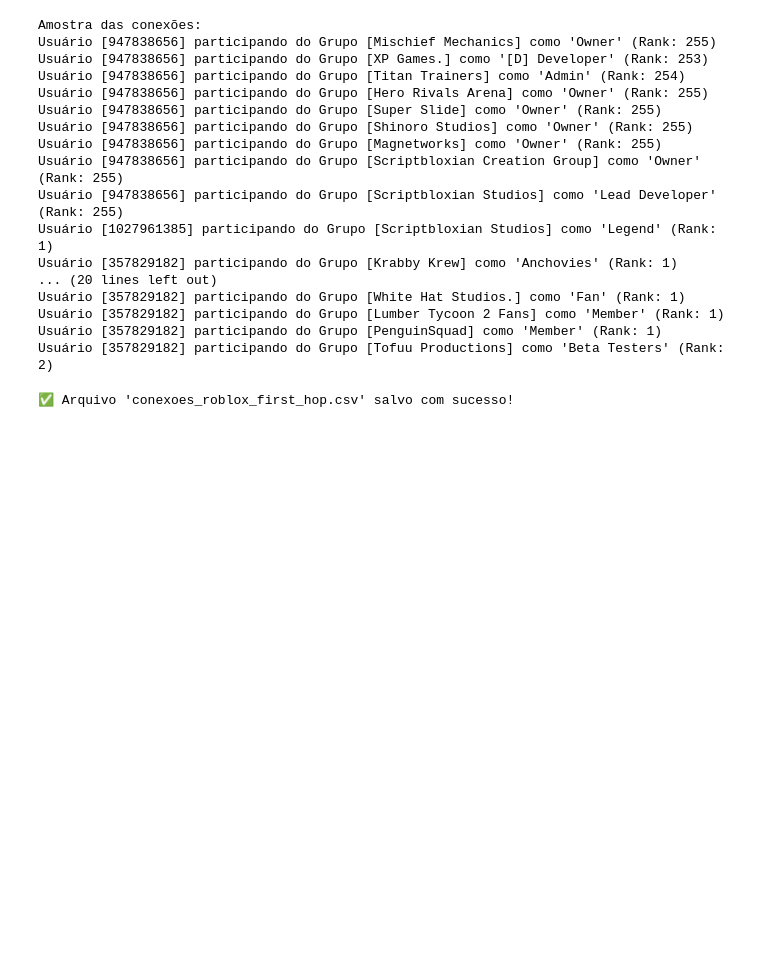
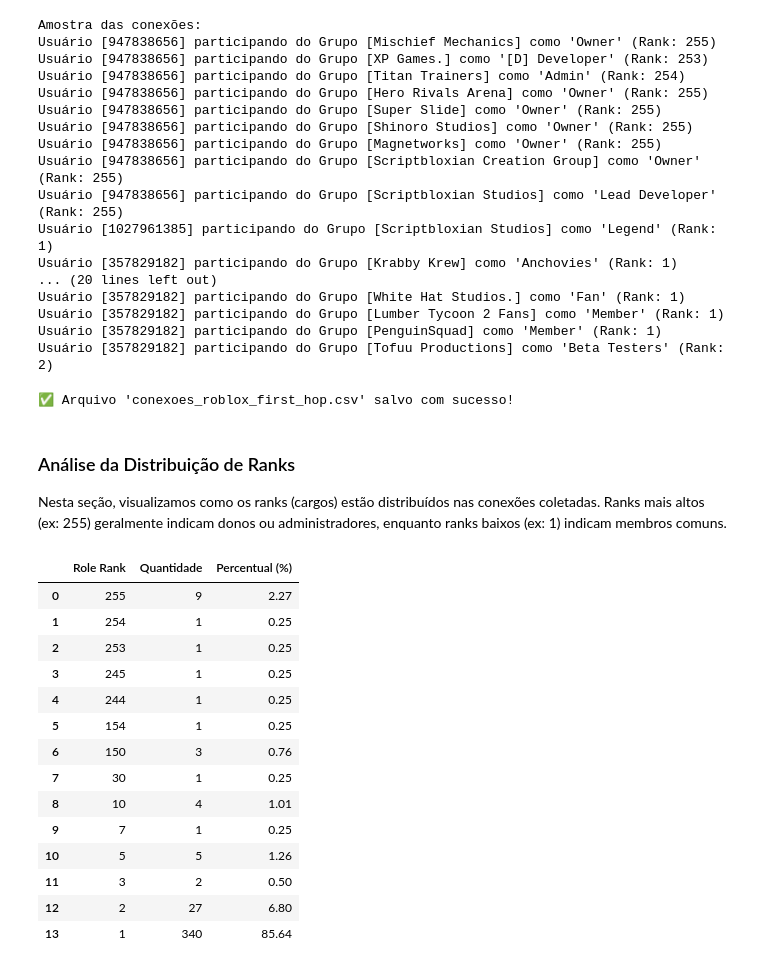
Before and after one commit to Joaoplims/sna_roblox_kg, a Jupyter notebook: Roblox_KG.ipynb, the cells around one changed output. Saved outputs shown, nothing was run; the diff lists cells and outputs as text; code cells hidden in the pictures; blank space fills up the shorter version.

Commit message:
feat: explorando o rank_role e rank_id

```diff
--- a/Roblox_KG.ipynb
+++ b/Roblox_KG.ipynb
@@ -371,3 +388,34 @@ Usuário [357829182] participando do Grupo [Tofuu Productions] como 'Beta Tester
 save_df_to_csv(df_graph, "conexoes_roblox_first_hop.csv")
 # %% [output]
 ✅ Arquivo 'conexoes_roblox_first_hop.csv' salvo com sucesso!
+# %% [markdown]
+### Análise da Distribuição de Ranks
+Nesta seção, visualizamos como os ranks (cargos) estão distribuídos nas conexões coletadas. Ranks mais altos (ex: 255) geralmente indicam donos ou administradores, enquanto ranks baixos (ex: 1) indicam membros comuns.
+# %%
+import pandas as pd
+
+# Calculando a contagem absoluta
+distribuicao = df_graph['role_rank'].value_counts().sort_index(ascending=False).reset_index()
+distribuicao.columns = ['Role Rank', 'Quantidade']
+
+# Calculando a porcentagem
+distribuicao['Percentual (%)'] = (distribuicao['Quantidade'] / distribuicao['Quantidade'].sum() * 100).round(2)
+
+# Exibindo a tabela completa
+display(distribuicao)
+# %% [output]
+|  | Role Rank | Quantidade | Percentual (%) |
+| 0 | 255 | 9 | 2.27 |
+| 1 | 254 | 1 | 0.25 |
+| 2 | 253 | 1 | 0.25 |
+| 3 | 245 | 1 | 0.25 |
+| 4 | 244 | 1 | 0.25 |
+| 5 | 154 | 1 | 0.25 |
+| 6 | 150 | 3 | 0.76 |
+| 7 | 30 | 1 | 0.25 |
+| 8 | 10 | 4 | 1.01 |
+| 9 | 7 | 1 | 0.25 |
+| 10 | 5 | 5 | 1.26 |
+| 11 | 3 | 2 | 0.50 |
+| 12 | 2 | 27 | 6.80 |
+| 13 | 1 | 340 | 85.64 |
```
Also changed, not shown: parts of 3 cells of this notebook.
